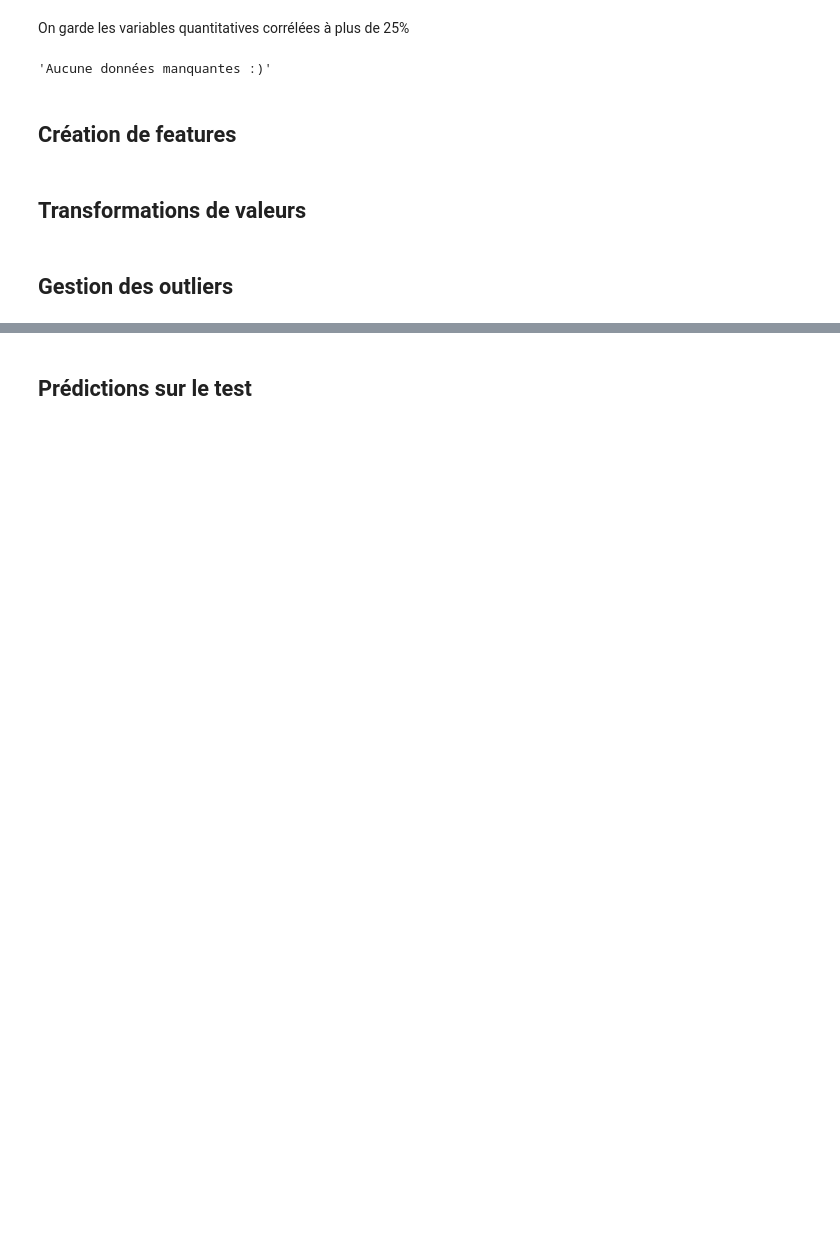
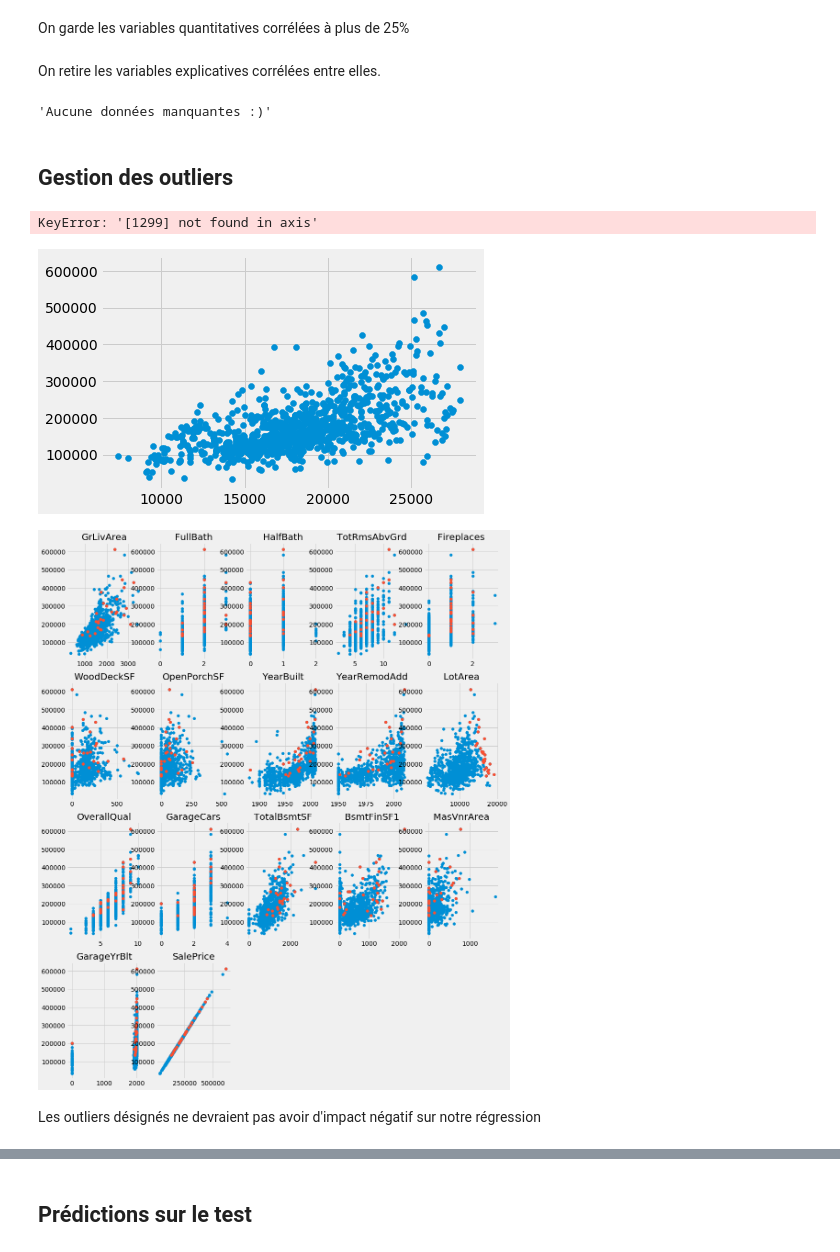
Before and after one commit to June-So/House-Price-Project, a Jupyter notebook: linear_regression.ipynb, the cells around one changed output, grey strips where cells are left out. Drawn from its saved outputs; the diff is of its cells as text; code cells hidden in the pictures; blank space fills up the shorter version.

Commit message:
remove and explore outliers, drop of some features in selection

```diff
--- a/linear_regression.ipynb
+++ b/linear_regression.ipynb
@@ -117,0 +151,5 @@ train_clean = train_clean[cols_features]
+# %% [markdown]
+On retire les variables explicatives corrélées entre elles.
+# %%
+cols_duplicates = ['1stFlrSF','2ndFlrSF','GarageArea']
+cols_features = cols_features.drop(cols_duplicates)
@@ -119,9 +161,22 @@ train_clean = train_clean[cols_features]
 view_total_na(train_clean)
 # %% [output]
 'Aucune données manquantes :)'
-# %% [markdown]
-## Création de features
-# %% [markdown]
-## Transformations de valeurs
 # %% [markdown]
 ## Gestion des outliers
+# %%
+train_clean.drop(1299, inplace=True)
+# %% [output]
+KeyError: '[1299] not found in axis'
+# %%
+total = train_clean.drop('SalePrice',axis=1).aggregate("sum",axis=1)
+plt.scatter(total,train_clean['SalePrice'])
+outliers = total[total > np.mean(total) + (2*np.std(total))].index
+
+view_correlations(train_clean,'SalePrice',outliers=list(outliers))
+## poid de la branche sur toute la regression
+#plt.scatter(train_clean[train_clean.index.isin(outliers)]['LotArea'],train_clean[train_clean.index.isin(outliers)]['LotArea'])
+# %% [output]
+[figure, added]
+[figure, added]
+# %% [markdown]
+Les outliers désignés ne devraient pas avoir d'impact négatif sur notre régression
```
Also changed, not shown: parts of 34 cells of this notebook, 2 other files.
